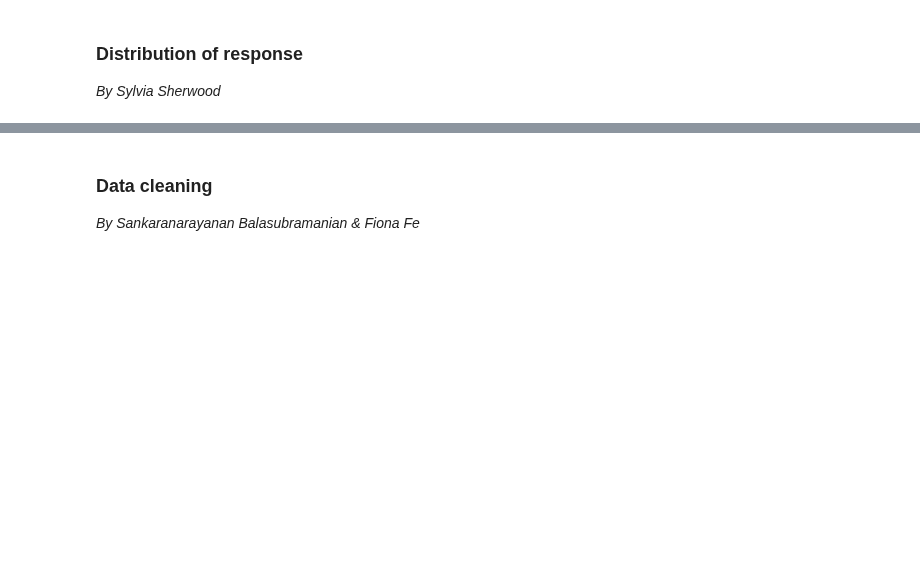
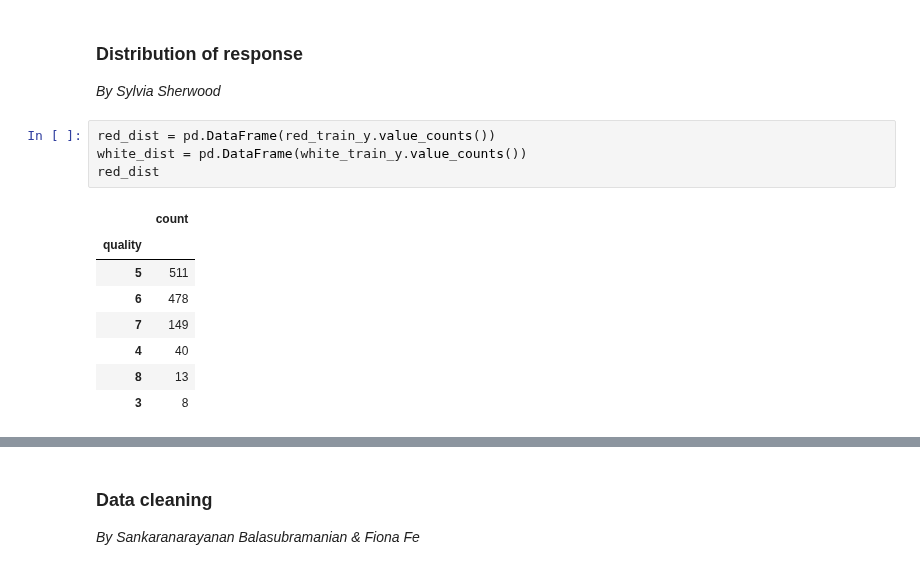
Before and after one commit to cndywu/TheYelpers2, a Jupyter notebook: Project Code Template.ipynb, the cells around one changed output, grey strips where cells are left out. Drawn from its saved outputs; the diff is of its cells as text; blank space fills up the shorter version.

```diff
--- a/Project Code Template.ipynb
+++ b/Project Code Template.ipynb
@@ -45,4 +45,17 @@ Put code with comments. The comments should explain the code such that it can be
 # %% [markdown]
 ### Distribution of response
 *By Sylvia Sherwood*
+# %%
+red_dist = pd.DataFrame(red_train_y.value_counts())
+white_dist = pd.DataFrame(white_train_y.value_counts())
+red_dist
+# %% [output]
+|  | count |
+| quality |  |
+| 5 | 511 |
+| 6 | 478 |
+| 7 | 149 |
+| 4 | 40 |
+| 8 | 13 |
+| 3 | 8 |
 # %%
```
Also changed, not shown: parts of 6 cells of this notebook, 2 other files.
